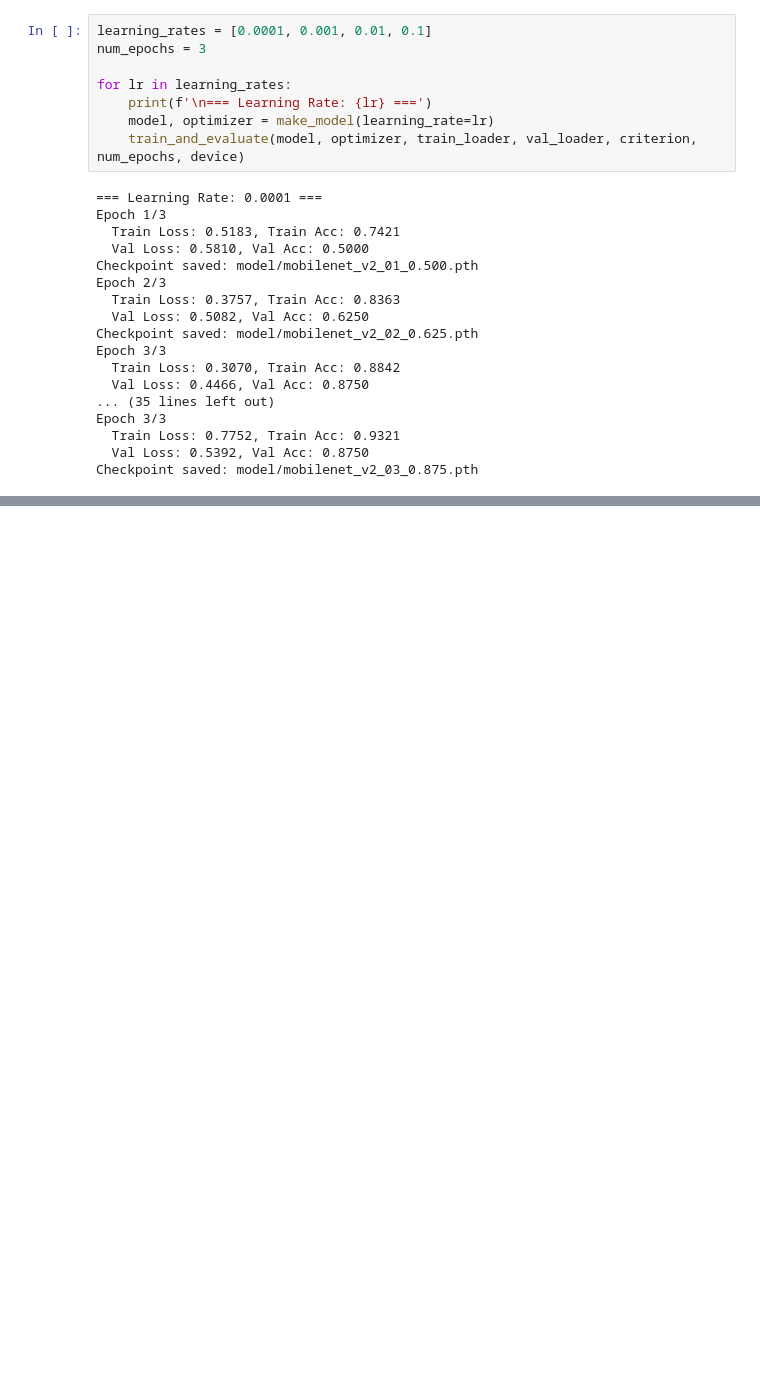
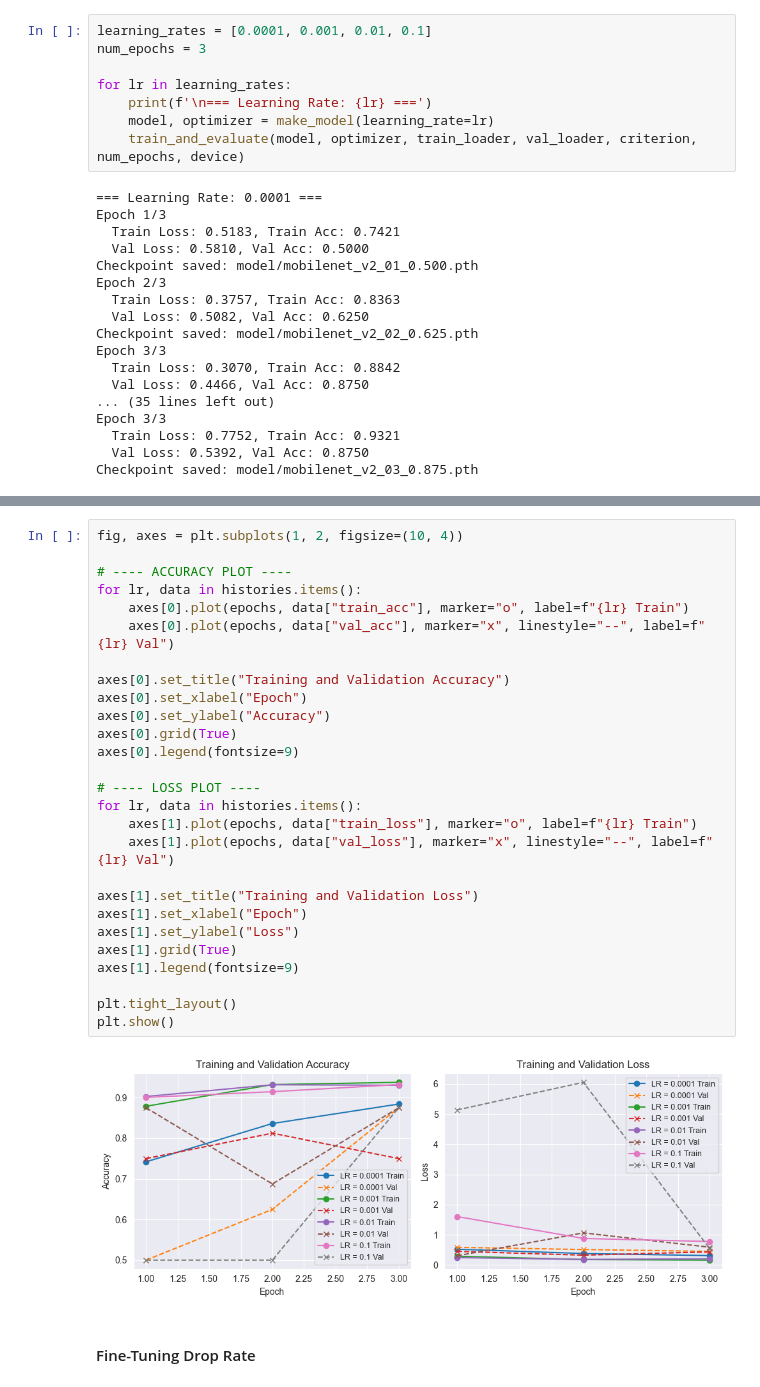
Before and after one commit to CarlosKim94/pneumonia_detection, a Jupyter notebook: pneumonia_detection.ipynb, the cells around one changed output, grey strips where cells are left out. Saved outputs shown, nothing was run; the diff lists cells and outputs as text; blank space fills up the shorter version.

```diff
--- a/pneumonia_detection.ipynb
+++ b/pneumonia_detection.ipynb
@@ -400,0 +552,31 @@ Checkpoint saved: model/mobilenet_v2_03_0.875.pth
+# %%
+fig, axes = plt.subplots(1, 2, figsize=(10, 4))
+
+# ---- ACCURACY PLOT ----
+for lr, data in histories.items():
+    axes[0].plot(epochs, data["train_acc"], marker="o", label=f"{lr} Train")
+    axes[0].plot(epochs, data["val_acc"], marker="x", linestyle="--", label=f"{lr} Val")
+
+axes[0].set_title("Training and Validation Accuracy")
+axes[0].set_xlabel("Epoch")
+axes[0].set_ylabel("Accuracy")
+axes[0].grid(True)
+axes[0].legend(fontsize=9)
+
+# ---- LOSS PLOT ----
+for lr, data in histories.items():
+    axes[1].plot(epochs, data["train_loss"], marker="o", label=f"{lr} Train")
+    axes[1].plot(epochs, data["val_loss"], marker="x", linestyle="--", label=f"{lr} Val")
+
+axes[1].set_title("Training and Validation Loss")
+axes[1].set_xlabel("Epoch")
+axes[1].set_ylabel("Loss")
+axes[1].grid(True)
+axes[1].legend(fontsize=9)
+
+plt.tight_layout()
+plt.show()
+# %% [output]
+[figure, added]
+# %% [markdown]
+#### Fine-Tuning Drop Rate
```
Also changed, not shown: parts of 16 cells of this notebook, 9 other files.
